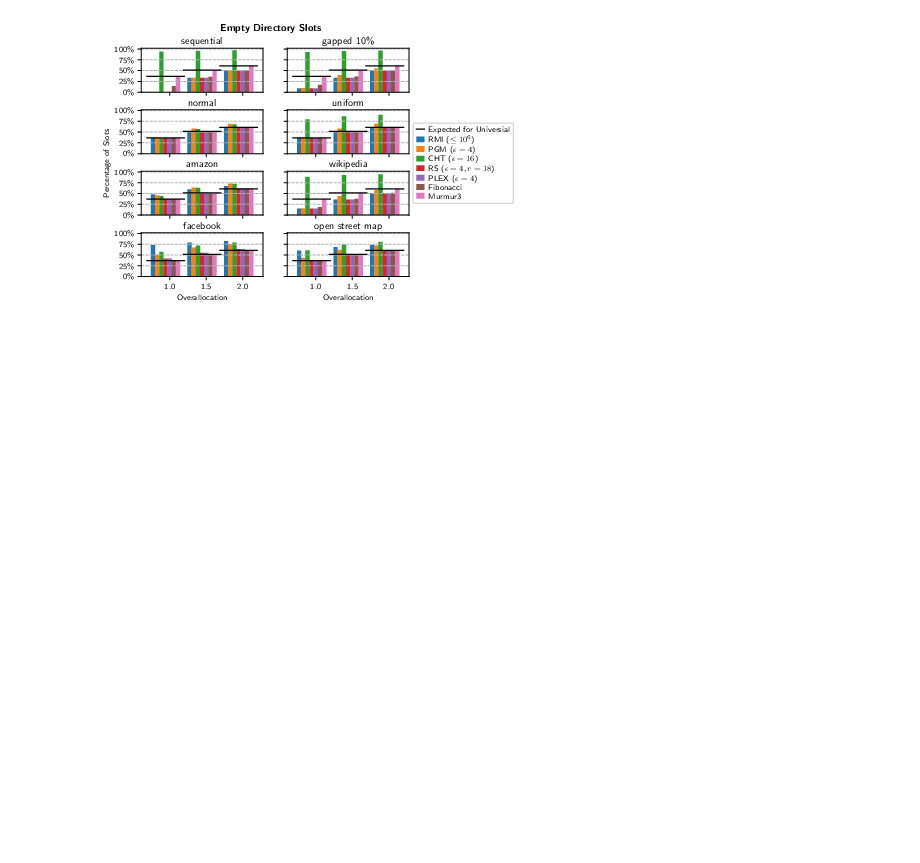
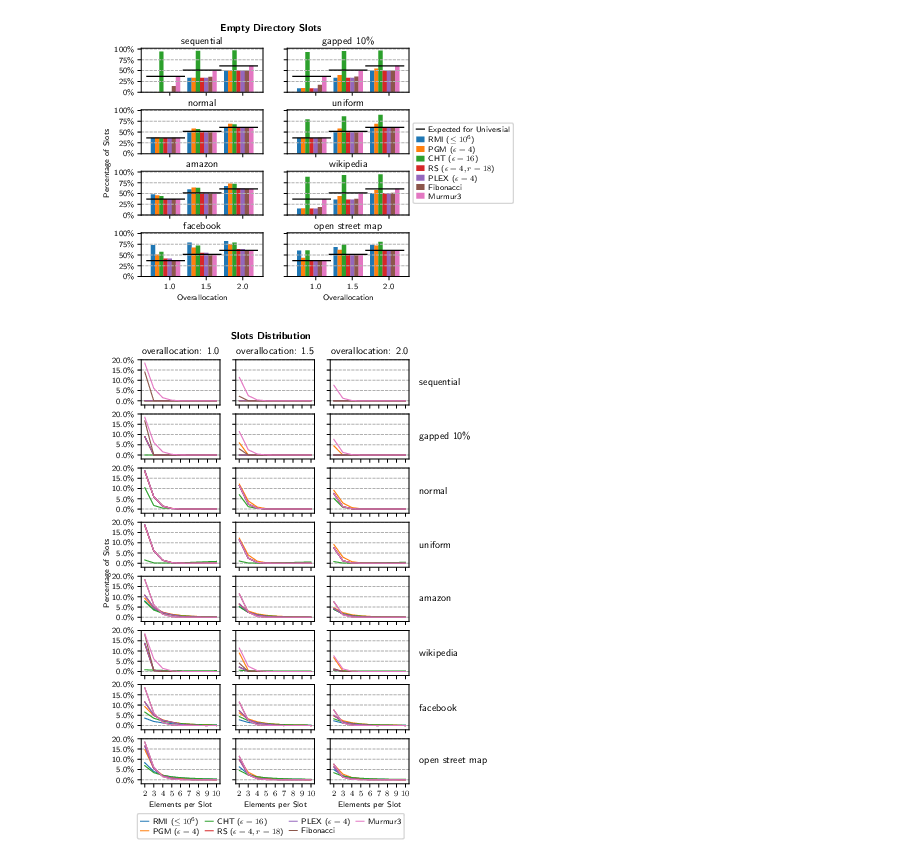
Before and after one commit to IlariaPilo/hashtable, a Jupyter notebook: results/plots.ipynb, the cells around one changed output. Saved outputs shown, nothing was run; the diff lists cells and outputs as text; code cells hidden in the pictures; blank space fills up the shorter version.

Commit message:
plot slots distribution

```diff
--- a/results/plots.ipynb
+++ b/results/plots.ipynb
@@ -95,6 +95,7 @@ winner_elems = "winner_elems"
 normalized_winner_elems = "normalized_winner_elems"
 empty_slots = "empty_buckets"
 normalized_empty_slots = "normalized_empty_slots"
+slot_count = "slot_count"
 colliding_elems = "colliding_elems"
 
 def buckets_with(cnt):
@@ -107,7 +108,8 @@ slots_df[dataset] = slots_df[label].apply(lambda x : x.split(":")[1])
 slots_df[dataset_order] = slots_df[dataset].apply(get_dataset_order)
 
 slots_df[normalized_winner_elems] = slots_df.apply(lambda x: x[winner_elems] / x[dataset_size], axis=1)
-slots_df[normalized_empty_slots] = slots_df.apply(lambda x: x[empty_slots] / (x[dataset_size] * x[overallocation]), axis=1)
+slots_df[slot_count] = slots_df.apply(lambda x: x[dataset_size] * x[overallocation], axis=1)
+slots_df[normalized_empty_slots] = slots_df.apply(lambda x: x[empty_slots] / x[slot_count], axis=1)
 slots_df[[func_name, dataset, dataset_size, overallocation, normalized_winner_elems, winner_elems, empty_slots, normalized_empty_slots, buckets_with(1), buckets_with(2), colliding_elems]]
 # %% [output]
 |  | fn_name | dataset | dataset_size | overallocation | normalized_winner_elems | winner_elems | empty_buckets | ... |
@@ -257,3 +259,66 @@ def plot_empty_slots(data):
 plot_empty_slots(slots_df)
 # %% [output]
 [figure]
+# %%
+def plot_overfull_slots(data):
+    rows = len(set(data[dataset]))
+    cols = len(set(data[overallocation]))
+
+    fig, axs = plt.subplots(rows, cols, figsize=(fig_width*0.8, fig_height*rows*0.65), sharex=True, sharey=True)
+
+    x = range(2, 11)
+    data = data.sort_values(by=[dataset_order, dataset_size, overallocation])
+    for i, (ds, df) in enumerate(data.groupby([dataset], sort=False)):
+        pad = 7.5
+        axs[i][-1].annotate(
+            dataset_name(ds),
+            xy=(0, 0.5),
+            xytext=(85 + axs[i][-1].yaxis.labelpad + pad, 0),
+            xycoords=axs[i][-1].yaxis.label,
+            textcoords='offset points',
+            size='large',
+            ha='left',
+            va='center',
+            rotation=0
+        )
+
+        for j, (overalloc, df) in enumerate(df.groupby([overallocation], sort=False)):
+            ax = axs[i][j]
+            if i == 0:
+                ax.set_title(f"overallocation: {overalloc}")
+
+            for k, (name, df) in enumerate(df.groupby([func_name], sort=False)):
+                normalized_slots = [df[buckets_with(v)] / df[slot_count] for v in x]
+                ax.plot(x, normalized_slots, label=human_func_name(name), linestyle="-", linewidth=0.8, color=get_color(name))
+
+            # ax.set_ylim(-0.02, 0.2)
+            ax.set_yticks([0, 0.05, 0.1, 0.15, 0.2])
+            ax.yaxis.set_major_formatter(PercentFormatter(xmax=1.0))
+            ax.set_xticks(x)
+            ax.grid(linestyle="--", axis="y", which="major")
+
+            if i == rows-1:
+                ax.set_xlabel("Elements per Slot")
+
+    h, l = axs[0][0].get_legend_handles_labels()
+    fig.legend(
+        h, l,
+        loc="lower center",
+        bbox_to_anchor=(0.5, 0.02),
+        ncol=4,
+        borderpad=0.4,
+        labelspacing=0.2,
+        handlelength=1.0,
+        handletextpad=0.5,
+        columnspacing=0.7
+    )
+
+    fig.suptitle(f"Slots Distribution", y=0.93, fontweight="bold")
+    fig.text(0.015, 0.5, 'Percentage of Slots', va='center', rotation='vertical')
+
+    fig.savefig("overfull_slots.pdf", bbox_inches="tight", dpi=300)
+    fig.savefig("overfull_slots.pgf", bbox_inches="tight", dpi=300)
+
+plot_overfull_slots(slots_df)
+# %% [output]
+[figure, added]
```
